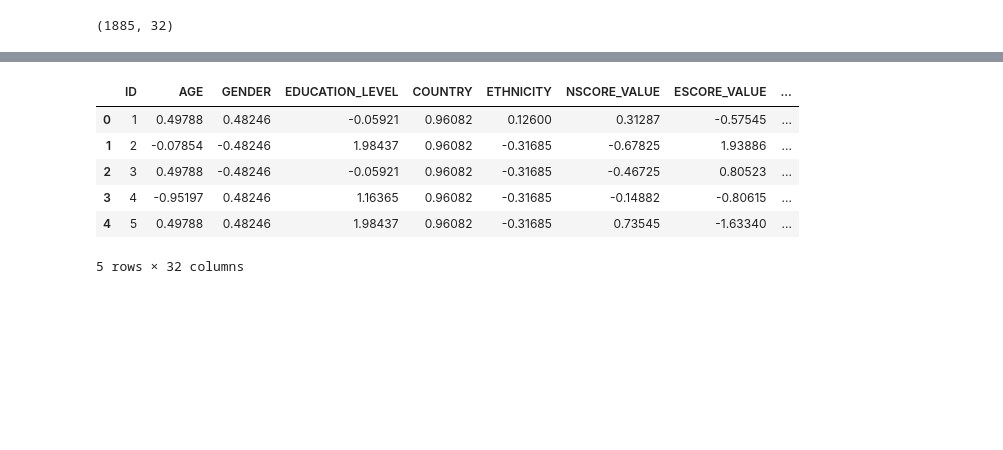
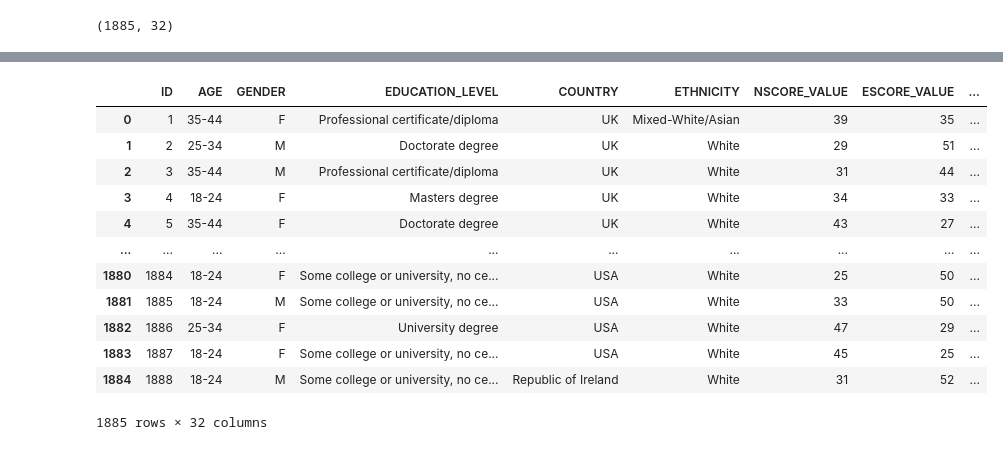
Before and after one commit to m-cheicki/data-viz_drug_consumption, a Jupyter notebook: analysis.ipynb, the cells around one changed output, grey strips where cells are left out. Drawn from its saved outputs; the diff is of its cells as text; code cells hidden in the pictures; blank space fills up the shorter version.

```diff
--- a/analysis.ipynb
+++ b/analysis.ipynb
@@ -24,0 +106,20 @@ len(columns)
+# %%
+def ethnicity(value):
+    value = round(value, 5)
+    if value == -0.50212:
+        value = "Asian"
+    elif value == -1.10702:
+        value = "Black"
+    elif value == 1.90725:
+        value = "Mixed-Black/Asian"
+    elif value == 0.12600:
+        value = "Mixed-White/Asian"
+    elif value == -0.22166:
+        value = "Mixed-White/Black"
+    elif value == 0.11440:
+        value = "Other"
+    elif value == -0.31685:
+        value = "White"
+    else:
+        value = "undetermined"
+    return value
@@ -25,12 +159,27 @@ len(columns)
+# %%
+dataset.GENDER = dataset.GENDER.apply(lambda sex : "F" if sex > 0 else "M")
+dataset.AGE = dataset.AGE.apply(age)
+dataset.EDUCATION_LEVEL = dataset.EDUCATION_LEVEL.apply(education_level)
+dataset.COUNTRY = dataset.COUNTRY.apply(country)
+dataset.ETHNICITY = dataset.ETHNICITY.apply(ethnicity)
+dataset.NSCORE_VALUE = dataset.NSCORE_VALUE.apply(n_score)
+dataset.OSCORE_VALUE = dataset.OSCORE_VALUE.apply(o_score)
+dataset.ESCORE_VALUE = dataset.ESCORE_VALUE.apply(e_score)
+dataset.ASCORE_VALUE = dataset.ASCORE_VALUE.apply(a_score)
+dataset.CSCORE_VALUE = dataset.CSCORE_VALUE.apply(c_score)
 # %%
-dataset.columns = columns
+dataset
+# %% [output]
+|  | ID | AGE | GENDER | EDUCATION_LEVEL | COUNTRY | ETHNICITY | NSCORE_VALUE | ESCORE_VALUE | ... |
+| 0 | 1 | 35-44 | F | Professional certificate/diploma | UK | Mixed-White/Asian | 39 | 35 | ... |
+| 1 | 2 | 25-34 | M | Doctorate degree | UK | White | 29 | 51 | ... |
+| 2 | 3 | 35-44 | M | Professional certificate/diploma | UK | White | 31 | 44 | ... |
+| 3 | 4 | 18-24 | F | Masters degree | UK | White | 34 | 33 | ... |
+| 4 | 5 | 35-44 | F | Doctorate degree | UK | White | 43 | 27 | ... |
+| ... | ... | ... | ... | ... | ... | ... | ... | ... | ... |
+| 1880 | 1884 | 18-24 | F | Some college or university, no ce... | USA | White | 25 | 50 | ... |
+| 1881 | 1885 | 18-24 | M | Some college or university, no ce... | USA | White | 33 | 50 | ... |
+| 1882 | 1886 | 25-34 | F | University degree | USA | White | 47 | 29 | ... |
+| 1883 | 1887 | 18-24 | F | Some college or university, no ce... | USA | White | 45 | 25 | ... |
+| 1884 | 1888 | 18-24 | M | Some college or university, no ce... | Republic of Ireland | White | 31 | 52 | ... |
+1885 rows × 32 columns
-# %%
-dataset.head()
-# %% [output]
-|  | ID | AGE | GENDER | EDUCATION_LEVEL | COUNTRY | ETHNICITY | NSCORE_VALUE | ESCORE_VALUE | ... |
-| 0 | 1 | 0.49788 | 0.48246 | -0.05921 | 0.96082 | 0.12600 | 0.31287 | -0.57545 | ... |
-| 1 | 2 | -0.07854 | -0.48246 | 1.98437 | 0.96082 | -0.31685 | -0.67825 | 1.93886 | ... |
-| 2 | 3 | 0.49788 | -0.48246 | -0.05921 | 0.96082 | -0.31685 | -0.46725 | 0.80523 | ... |
-| 3 | 4 | -0.95197 | 0.48246 | 1.16365 | 0.96082 | -0.31685 | -0.14882 | -0.80615 | ... |
-| 4 | 5 | 0.49788 | 0.48246 | 1.98437 | 0.96082 | -0.31685 | 0.73545 | -1.63340 | ... |
-5 rows × 32 columns
```
Also changed, not shown: parts of 10 cells of this notebook.
